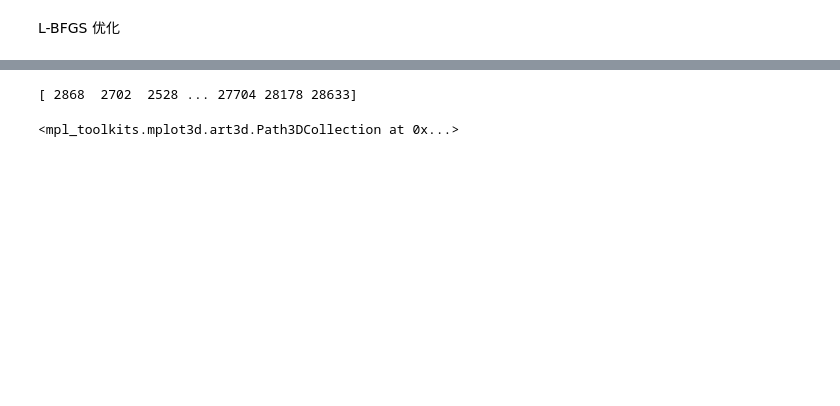
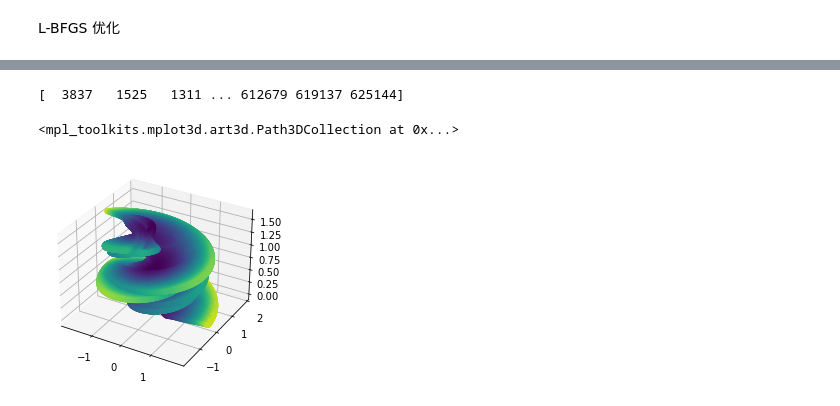
Before and after one commit to sk-yang666/PINN-on-NLS, a Jupyter notebook: 2.ipynb, the cells around one changed output, grey strips where cells are left out. Cells and saved outputs as stored; diff of their text form; code cells hidden in the pictures; blank space fills up the shorter version.

```diff
--- a/2.ipynb
+++ b/2.ipynb
@@ -306,17 +306,18 @@ plt.show()
 # %%
 ax = plt.axes(projection='3d')
 
 
 b=prediction[:,0]**2+prediction[:,1]**2
 c=min(b)
 d=b/c
 d=d.astype(int)
 print(d)
 # Data for a three-dimensional line
-ax.scatter3D(prediction[:, 0],prediction[:, 1],X_star[:,1],c=d[:]*2)
+ax.scatter3D(prediction[:, 0],prediction[:, 1],X_star[:,1],c=d[:])
 # %% [output]
-[ 2868  2702  2528 ... 27704 28178 28633]
+[  3837   1525   1311 ... 612679 619137 625144]
 <mpl_toolkits.mplot3d.art3d.Path3DCollection at 0x...>
+[figure, added]
 # %%
 bx = plt.axes(projection='3d')
 b=prediction[:,2]**2+prediction[:,3]**2
```
Also changed, not shown: parts of 5 cells of this notebook, 3 other files.
